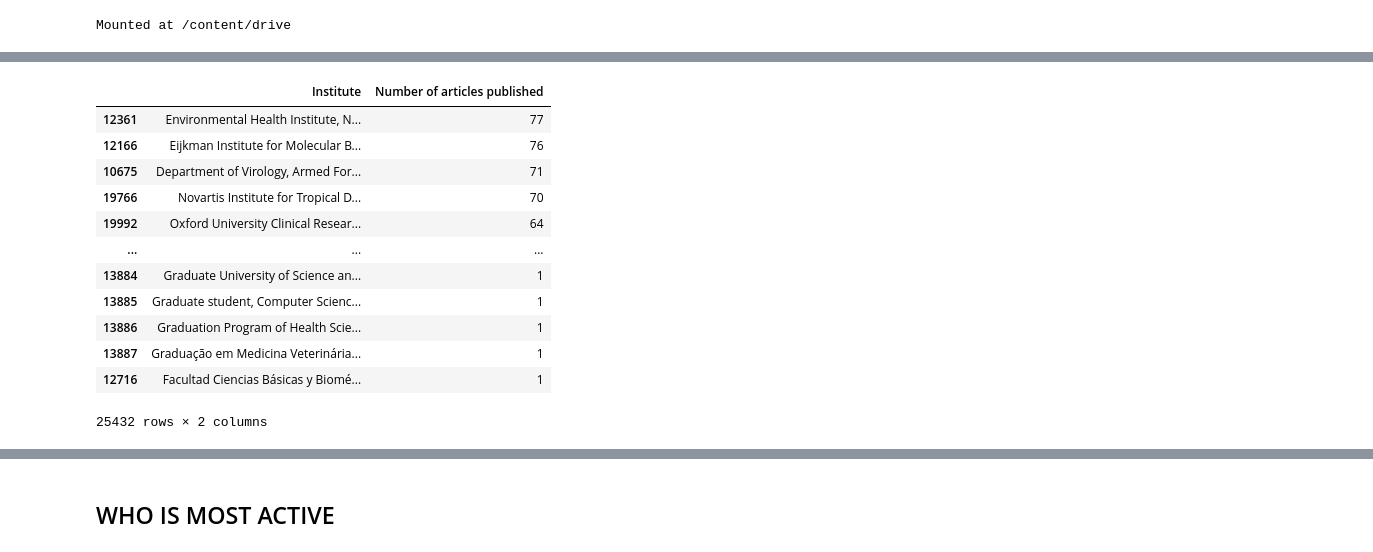
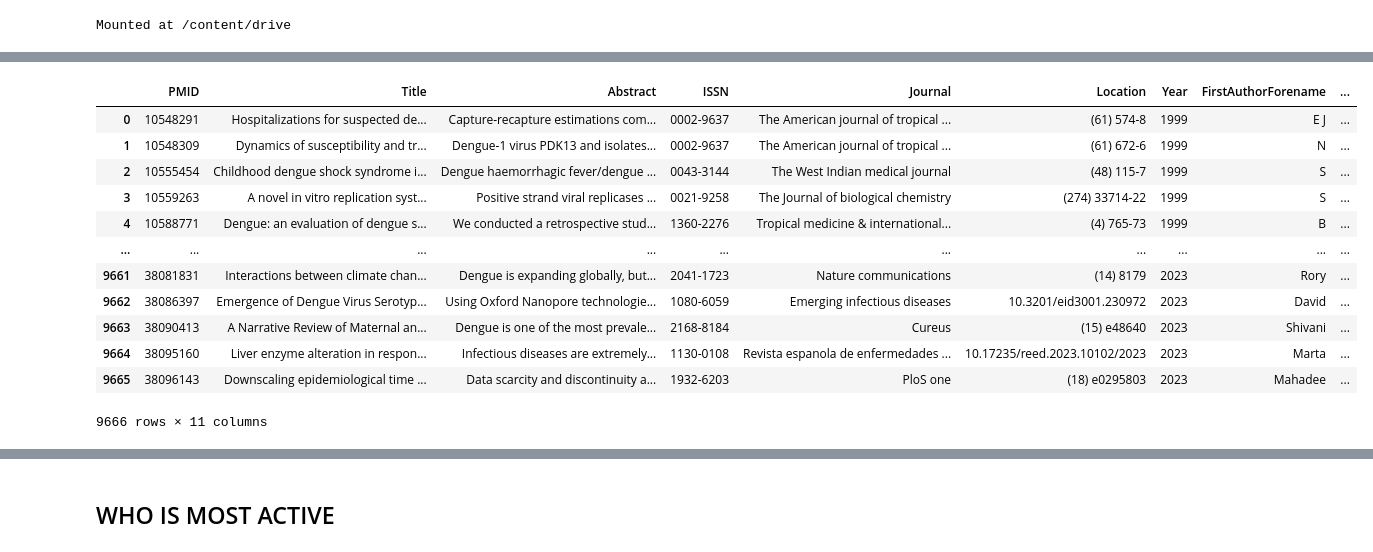
Before and after one commit to gnc506/Skills_Assessment, a Jupyter notebook: Skills_Assessment_2.ipynb, the cells around one changed output, grey strips where cells are left out. Cells and saved outputs as stored; diff of their text form; code cells hidden in the pictures.

```diff
--- a/Skills_Assessment_2.ipynb
+++ b/Skills_Assessment_2.ipynb
@@ -20,29 +52,30 @@ paper_count_data = pd.read_csv('/content/drive/MyDrive/paper_counts.csv')
 # %%
-articles_data = pd.read_csv('/articles.Dengue.csv')
-authors_data = pd.read_csv('/authors.Dengue.csv')
-paper_count_data = pd.read_csv('/paper_counts.csv')
+articles_data = pd.read_csv('/content/articles.Dengue.csv')
+authors_data = pd.read_csv('/content/authors.Dengue.csv')
+paper_count_data = pd.read_csv('/content/paper_counts.csv')
 # %%
-#Affiliation of institutes with the number of articles posted.
+#Institutes with the most number of articles published.
+articles_data1 = articles_data.copy()
+articles_data1['FirstAuthorAffiliation'] = articles_data['FirstAuthorAffiliation'].fillna(method='ffill')
+articles_data1
 
-authors_data['AuthorAffiliation'] = authors_data['AuthorAffiliation'].fillna(method='ffill')
-authors_data
+#authors_data.to_csv('author_data.csv')
 
-authors_data.to_csv('author_data.csv')
-
-authors1 = authors_data.groupby('AuthorAffiliation')['PMID'].count().reset_index()
-authors2 = authors1.sort_values(by = 'PMID', ascending = False)
-authors2.rename(columns= {'AuthorAffiliation' : 'Institute', 'PMID' : 'Number of articles published'})
+#authors1 = authors_data.groupby('AuthorAffiliation')['PMID'].count().reset_index()
+#authors2 = authors1.sort_values(by = 'PMID', ascending = False)
+#authors2 = authors2.rename(columns= {'AuthorAffiliation' : 'Institute', 'PMID' : 'Number of articles published'})
+#authors2
 # %% [output]
-|  | Institute | Number of articles published |
-| 12361 | Environmental Health Institute, N... | 77 |
-| 12166 | Eijkman Institute for Molecular B... | 76 |
-| 10675 | Department of Virology, Armed For... | 71 |
-| 19766 | Novartis Institute for Tropical D... | 70 |
-| 19992 | Oxford University Clinical Resear... | 64 |
-| ... | ... | ... |
-| 13884 | Graduate University of Science an... | 1 |
-| 13885 | Graduate student, Computer Scienc... | 1 |
-| 13886 | Graduation Program of Health Scie... | 1 |
-| 13887 | Graduação em Medicina Veterinária... | 1 |
-| 12716 | Facultad Ciencias Básicas y Biomé... | 1 |
+|  | PMID | Title | Abstract | ISSN | Journal | Location | Year | FirstAuthorForename | ... |
+| 0 | 10548291 | Hospitalizations for suspected de... | Capture-recapture estimations com... | 0002-9637 | The American journal of tropical ... | (61) 574-8 | 1999 | E J | ... |
+| 1 | 10548309 | Dynamics of susceptibility and tr... | Dengue-1 virus PDK13 and isolates... | 0002-9637 | The American journal of tropical ... | (61) 672-6 | 1999 | N | ... |
+| 2 | 10555454 | Childhood dengue shock syndrome i... | Dengue haemorrhagic fever/dengue ... | 0043-3144 | The West Indian medical journal | (48) 115-7 | 1999 | S | ... |
+| 3 | 10559263 | A novel in vitro replication syst... | Positive strand viral replicases ... | 0021-9258 | The Journal of biological chemistry | (274) 33714-22 | 1999 | S | ... |
+| 4 | 10588771 | Dengue: an evaluation of dengue s... | We conducted a retrospective stud... | 1360-2276 | Tropical medicine & international... | (4) 765-73 | 1999 | B | ... |
+| ... | ... | ... | ... | ... | ... | ... | ... | ... | ... |
+| 9661 | 38081831 | Interactions between climate chan... | Dengue is expanding globally, but... | 2041-1723 | Nature communications | (14) 8179 | 2023 | Rory | ... |
+| 9662 | 38086397 | Emergence of Dengue Virus Serotyp... | Using Oxford Nanopore technologie... | 1080-6059 | Emerging infectious diseases | 10.3201/eid3001.230972 | 2023 | David | ... |
+| 9663 | 38090413 | A Narrative Review of Maternal an... | Dengue is one of the most prevale... | 2168-8184 | Cureus | (15) e48640 | 2023 | Shivani | ... |
+| 9664 | 38095160 | Liver enzyme alteration in respon... | Infectious diseases are extremely... | 1130-0108 | Revista espanola de enfermedades ... | 10.17235/reed.2023.10102/2023 | 2023 | Marta | ... |
+| 9665 | 38096143 | Downscaling epidemiological time ... | Data scarcity and discontinuity a... | 1932-6203 | PloS one | (18) e0295803 | 2023 | Mahadee | ... |
-25432 rows × 2 columns
+9666 rows × 11 columns
```
Also changed, not shown: parts of 23 cells of this notebook.
